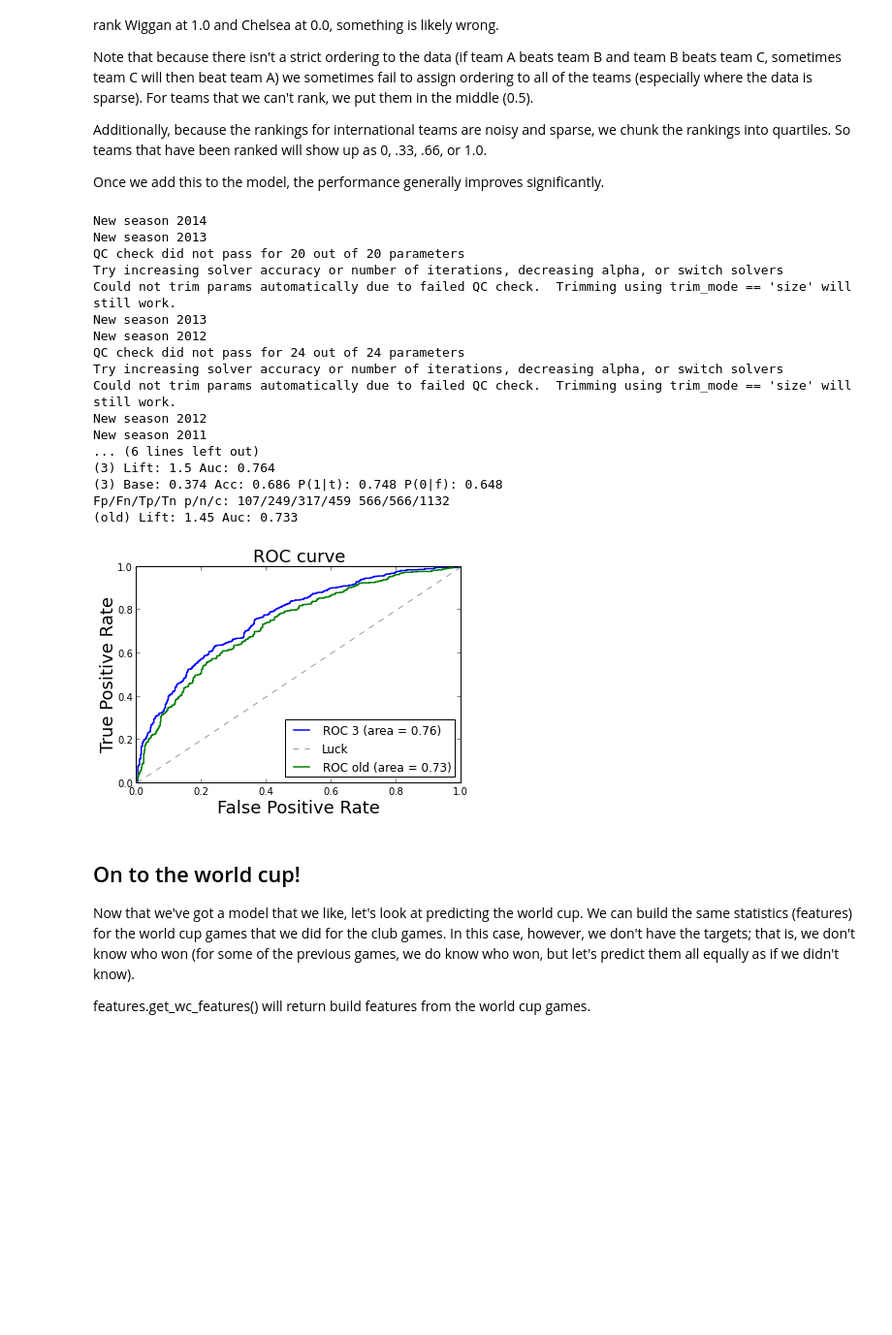
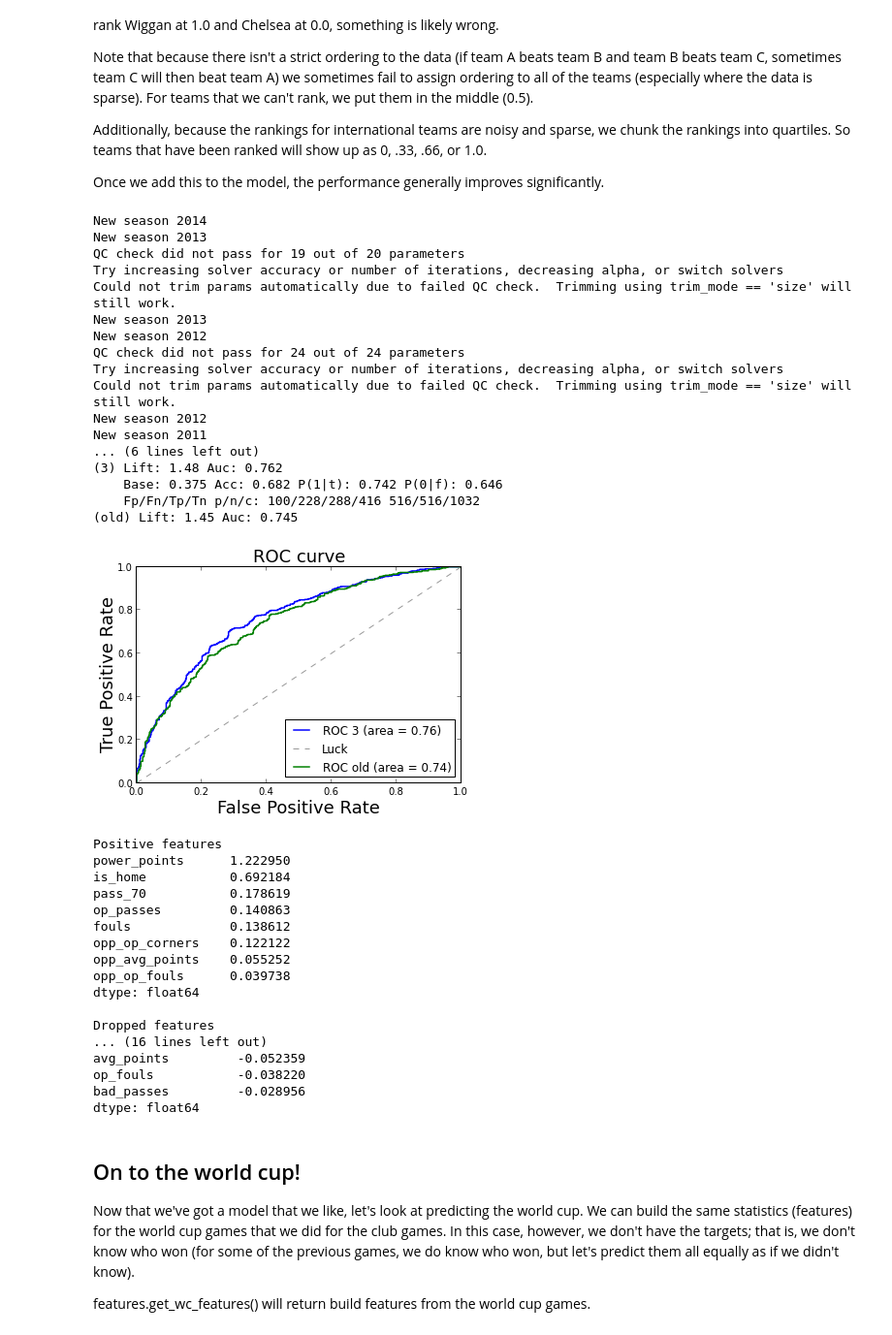
Before and after one commit to GoogleCloudPlatform/ipython-soccer-predictions, a Jupyter notebook: predict/wc-final.ipynb, the cells around one changed output. Shown: that part at 97% size. Saved outputs shown, nothing was run; the diff lists cells and outputs as text; code cells hidden in the pictures; blank space fills up the shorter version.

```diff
--- a/predict/wc-final.ipynb
+++ b/predict/wc-final.ipynb
@@ -68,7 +68,7 @@ reload(features)
 # Sets the history size. This is how far back we will look before each game to aggregate statistics
 # to predict the next game. For example, a history size of 5 will look at the previous 5 games played
 # by a particular team in order to predict the next game.
-history_size = 3
+history_size = 6
 
 game_summaries = features.get_game_summaries()
 data = features.get_features(history_size)
@@ -196,19 +196,25 @@ We can divide the features into three buckets:
 * Negative features: These features mean that a team is less likely to win.
 * Dropped features: These features aren't important, and if we included them in the model, we'd probably be overfitting.
 # %%
-params = model.params.copy()
-params.sort(ascending=False)
-del params['intercept']
+def print_params(model, limit=None):
+    params = model.params.copy()
+    params.sort(ascending=False)
+    del params['intercept']
 
-print("Positive features")
-params.sort(ascending=False)
-print np.exp(params[[param > 0.001 for param in params]]).sub(1)
+    if not limit:
+        limit = len(params)
 
-print("\nDropped features")
-print params[[param  == 0.0 for param in params]]
+    print("Positive features")
+    params.sort(ascending=False)
+    print np.exp(params[[param > 0.001 for param in params]]).sub(1)[:limit]
 
-print("\nNegative features")
-params.sort(ascending=True)
-print np.exp(params[[param < -0.001 for param in params]]).sub(1)
+    print("\nDropped features")
+    print params[[param  == 0.0 for param in params]][:limit]
+
+    print("\nNegative features")
+    params.sort(ascending=True)
+    print np.exp(params[[param < -0.001 for param in params]]).sub(1)[:limit]
+
+print_params(model, 10)
 # %% [output]
 Positive features
@@ -317,44 +323,64 @@ power_cols = [
 
 power_data = power.add_power(club_data, game_summaries, power_cols)
 power_train = power_data.loc[power_data['points'] <> 1]
+
 # power_train = power_data
 (power_model, power_test) = world_cup.train_model(
     power_train, match_stats.get_non_feature_columns())
 print "\nRsquared: %0.03g, Power Coef %0.03g" % (
     power_model.prsquared,
     math.exp(power_model.params['power_points']))
 
 power_results = world_cup.predict_model(power_model, power_test,
     match_stats.get_non_feature_columns())
 power_y = [yval == 3 for yval in power_test['points']]
 world_cup.validate(3, power_y, power_results['predicted'], baseline,
                    compute_auc=True, quiet=False)
 
 pl.plot([0, 1], [0, 1], '--', color=(0.6, 0.6, 0.6), label='Luck')
 # Add the old model to the graph
 world_cup.validate('old', y, results['predicted'], baseline,
                    compute_auc=True, quiet=True)
 pl.legend(loc="lower right")
 pl.show()
+
+print_params(power_model, 8)
 # %% [output]
 New season 2014
 New season 2013
-QC check did not pass for 20 out of 20 parameters
+QC check did not pass for 19 out of 20 parameters
 Try increasing solver accuracy or number of iterations, decreasing alpha, or switch solvers
 Could not trim params automatically due to failed QC check.  Trimming using trim_mode == 'size' will still work.
 New season 2013
 New season 2012
 QC check did not pass for 24 out of 24 parameters
 Try increasing solver accuracy or number of iterations, decreasing alpha, or switch solvers
 Could not trim params automatically due to failed QC check.  Trimming using trim_mode == 'size' will still work.
 New season 2012
 New season 2011
 ... (6 lines left out)
-(3) Lift: 1.5 Auc: 0.764
-(3) Base: 0.374 Acc: 0.686 P(1|t): 0.748 P(0|f): 0.648
-Fp/Fn/Tp/Tn p/n/c: 107/249/317/459 566/566/1132
-(old) Lift: 1.45 Auc: 0.733
+(3) Lift: 1.48 Auc: 0.762
+    Base: 0.375 Acc: 0.682 P(1|t): 0.742 P(0|f): 0.646
+    Fp/Fn/Tp/Tn p/n/c: 100/228/288/416 516/516/1032
+(old) Lift: 1.45 Auc: 0.745
-[figure, old version]
+[figure, new version]
+Positive features
+power_points      1.222950
+is_home           0.692184
+pass_70           0.178619
+op_passes         0.140863
+fouls             0.138612
+opp_op_corners    0.122122
+opp_avg_points    0.055252
+opp_op_fouls      0.039738
+dtype: float64
+
+Dropped features
+... (16 lines left out)
+avg_points         -0.052359
+op_fouls           -0.038220
+bad_passes         -0.028956
+dtype: float64
 # %% [markdown]
 ## On to the world cup!
 
```
Also changed, not shown: parts of 15 cells of this notebook, 5 other files.
